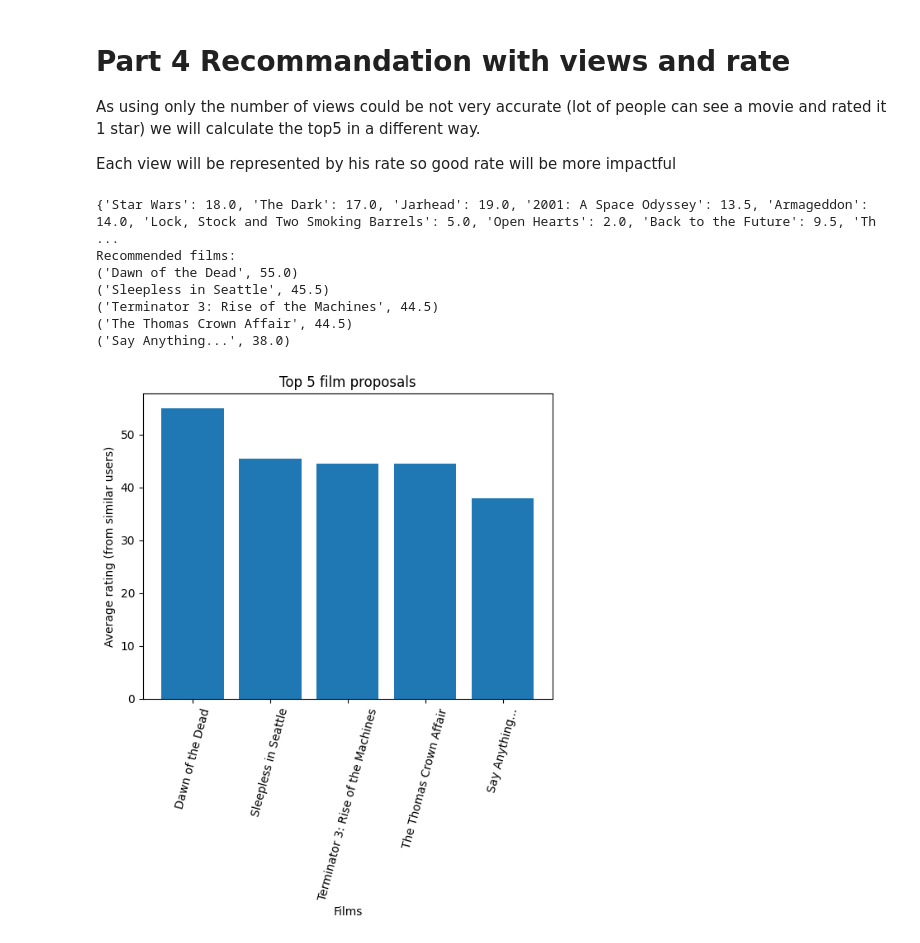
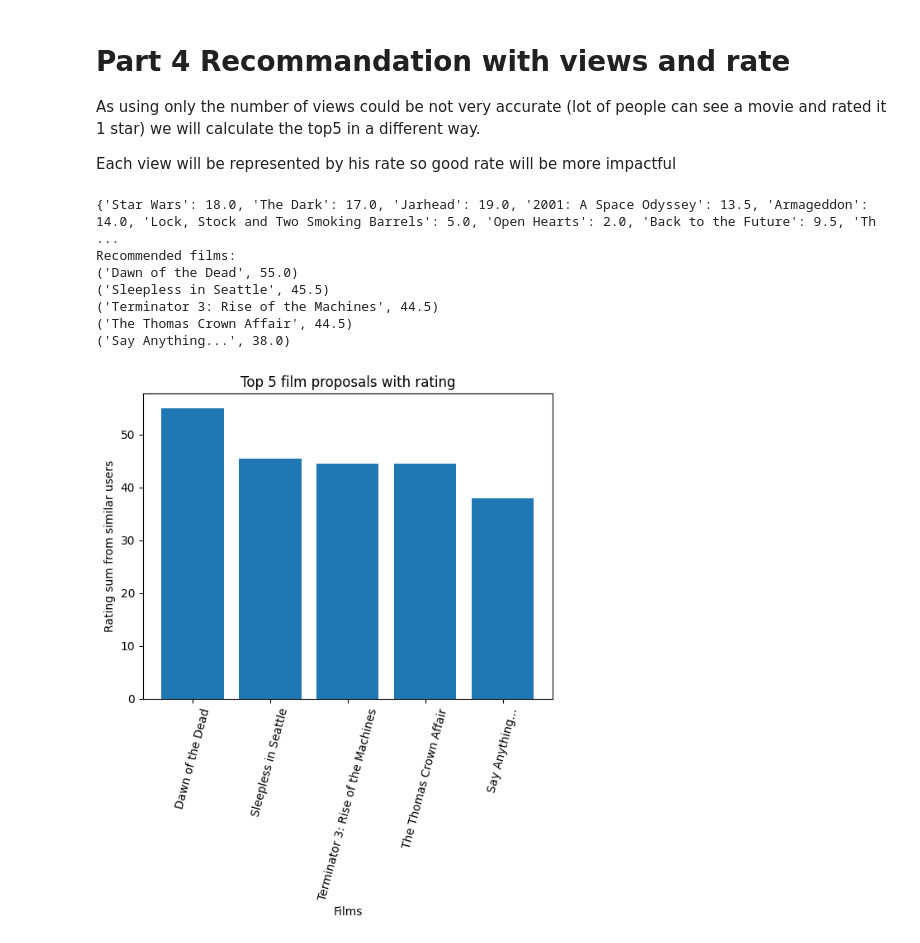
Before and after one commit to emmarcrg/Netmovies_users, a Jupyter notebook: user_recommandations.ipynb, the cells around one changed output. Cells and saved outputs as stored; diff of their text form; code cells hidden in the pictures.

```diff
--- a/user_recommandations.ipynb
+++ b/user_recommandations.ipynb
@@ -242,33 +242,33 @@ def get_proposed_films(user):
                     film_ratings[film] = rating
                 else:
                     film_ratings[film]= film_ratings[film]+rating
     print(film_ratings)
 
 
     sorted_films = sorted(film_ratings.items(), key=lambda x: x[1], reverse=True)
     return sorted_films
 
 film_proposals = get_proposed_films(user)[:5]
 print("Recommended films:")
 for film in film_proposals:
     print(film)
 
 
 films = [f for f, s in film_proposals]
 scores = [s for f, s in film_proposals]
 
 plt.bar(films, scores)
 plt.xlabel('Films')
-plt.ylabel('Average rating (from similar users)')
-plt.title('Top 5 film proposals')
+plt.ylabel('Rating sum from similar users')
+plt.title('Top 5 film proposals with rating')
 plt.xticks(rotation=75)
 plt.show()
 # %% [output]
 {'Star Wars': 18.0, 'The Dark': 17.0, 'Jarhead': 19.0, '2001: A Space Odyssey': 13.5, 'Armageddon': 14.0, 'Lock, Stock and Two Smoking Barrels': 5.0, 'Open Hearts': 2.0, 'Back to the Future': 9.5, 'Th ...
 Recommended films:
 ('Dawn of the Dead', 55.0)
 ('Sleepless in Seattle', 45.5)
 ('Terminator 3: Rise of the Machines', 44.5)
 ('The Thomas Crown Affair', 44.5)
 ('Say Anything...', 38.0)
-[figure, old version]
+[figure, new version]
```
Also changed, not shown: parts of 3 cells of this notebook.
